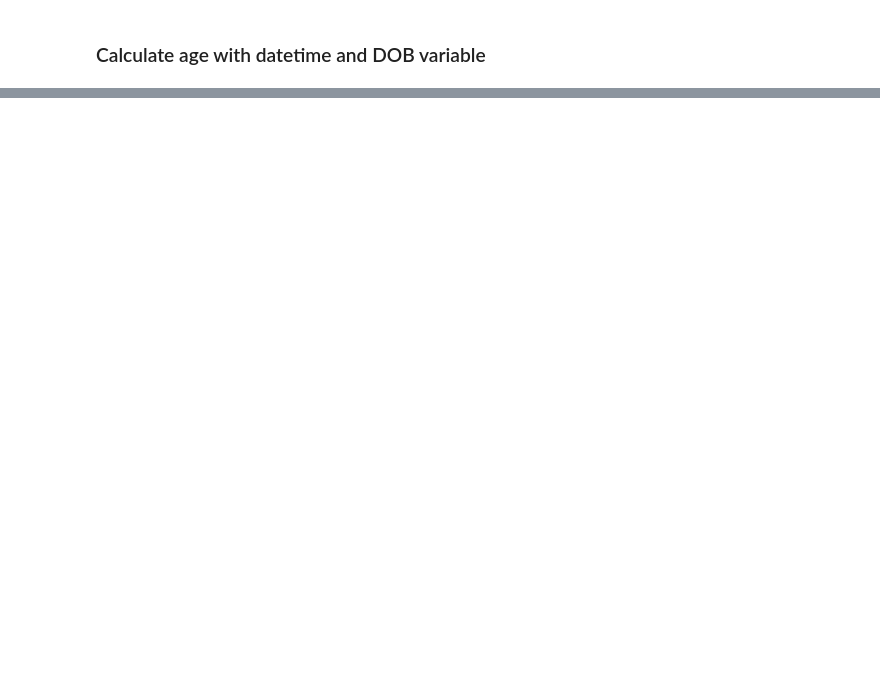
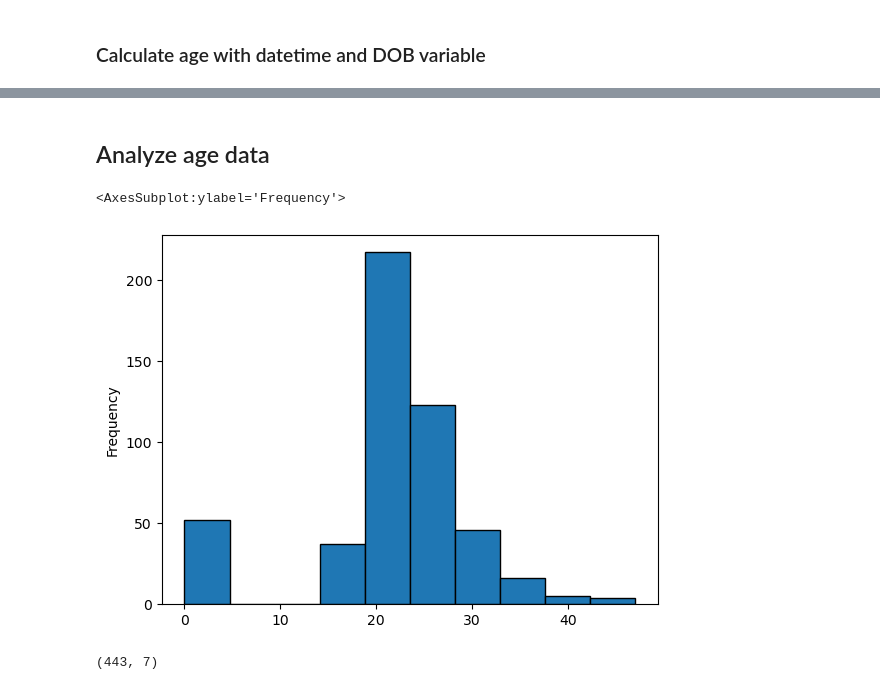
Before and after one commit to ethanwright96/javelin-data-science, a Jupyter notebook: World Athletics/world_athletics_scrape.ipynb, the cells around one changed output, grey strips where cells are left out. Drawn from its saved outputs; the diff is of its cells as text; code cells hidden in the pictures; blank space fills up the shorter version.

Commit message:
calculated ages and plotted distributions

```diff
--- a/World Athletics/world_athletics_scrape.ipynb
+++ b/World Athletics/world_athletics_scrape.ipynb
@@ -68,0 +59,3 @@ https://docs.python.org/3/library/datetime.html
+# %%
+# Copy dataframe
+df = frame.copy()
@@ -68,0 +95,17 @@ https://docs.python.org/3/library/datetime.html
+# %%
+# Define function to calculate current age
+def calculate_age(dob):
+    """
+    Calculates the age based on the date of birth.
+    """
+    try:
+        dob_date = datetime.strptime(str(dob), '%d %b %Y')
+        today_date = datetime.today()
+        age = today_date.year - dob_date.year - ((today_date.month, today_date.day) < (dob_date.month, dob_date.day))
+        return age
+    except:
+        return np.nan
+# %%
+# Add a new column with the age calculated for each row
+df['Age'] = df['DOB'].apply(calculate_age)
+df['Age'] = df['Age'].fillna(0)
@@ -68,0 +128,13 @@ https://docs.python.org/3/library/datetime.html
+# %% [markdown]
+## Analyze age data
+# %%
+df.Age.plot.hist(edgecolor='black')
+# %% [output]
+<AxesSubplot:ylabel='Frequency'>
+[figure, added]
+# %%
+# Filter out Junior Throwers
+adult_df = df[df.Age >= 18]
+adult_df.shape
+# %% [output]
+(443, 7)
```
Also changed, not shown: parts of 27 cells of this notebook.
